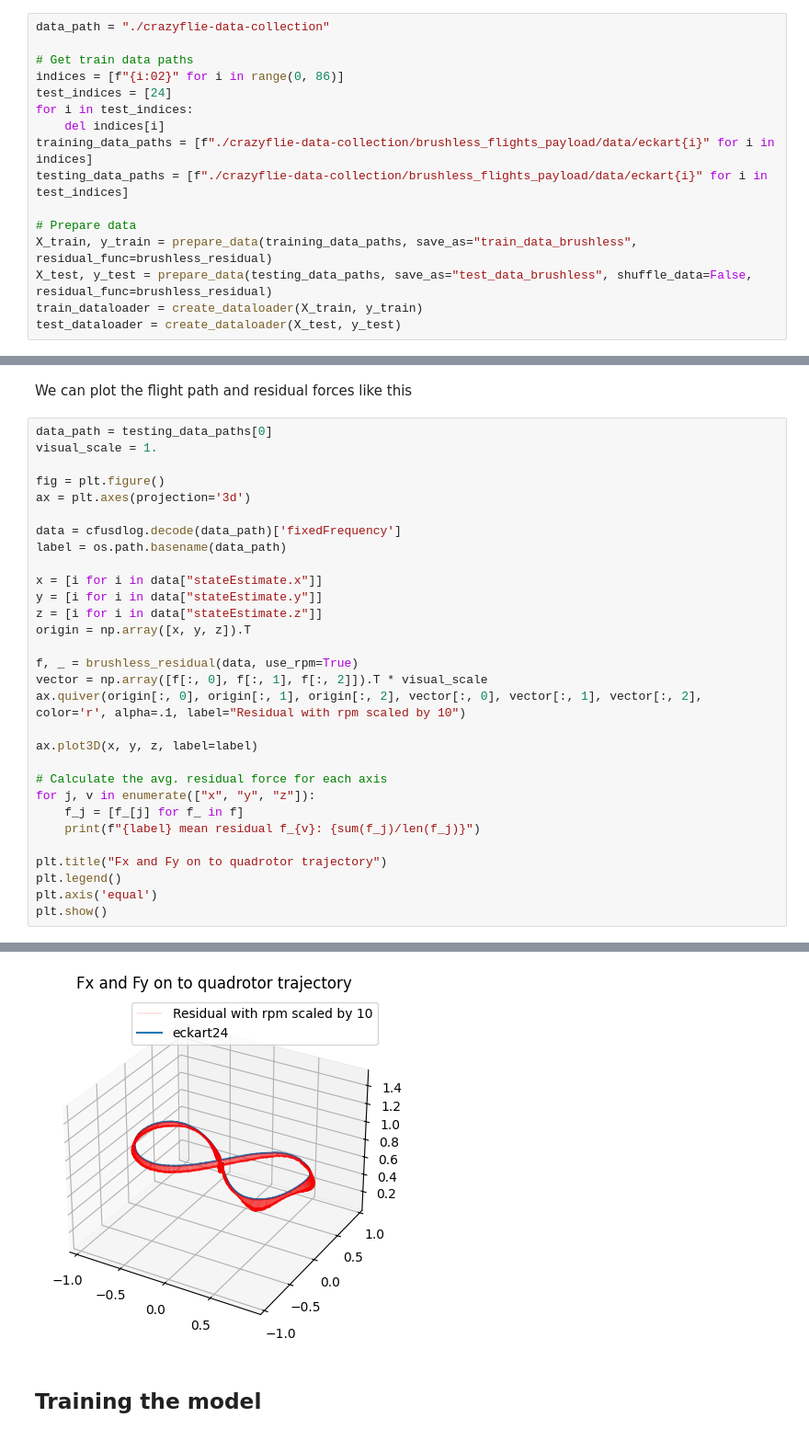
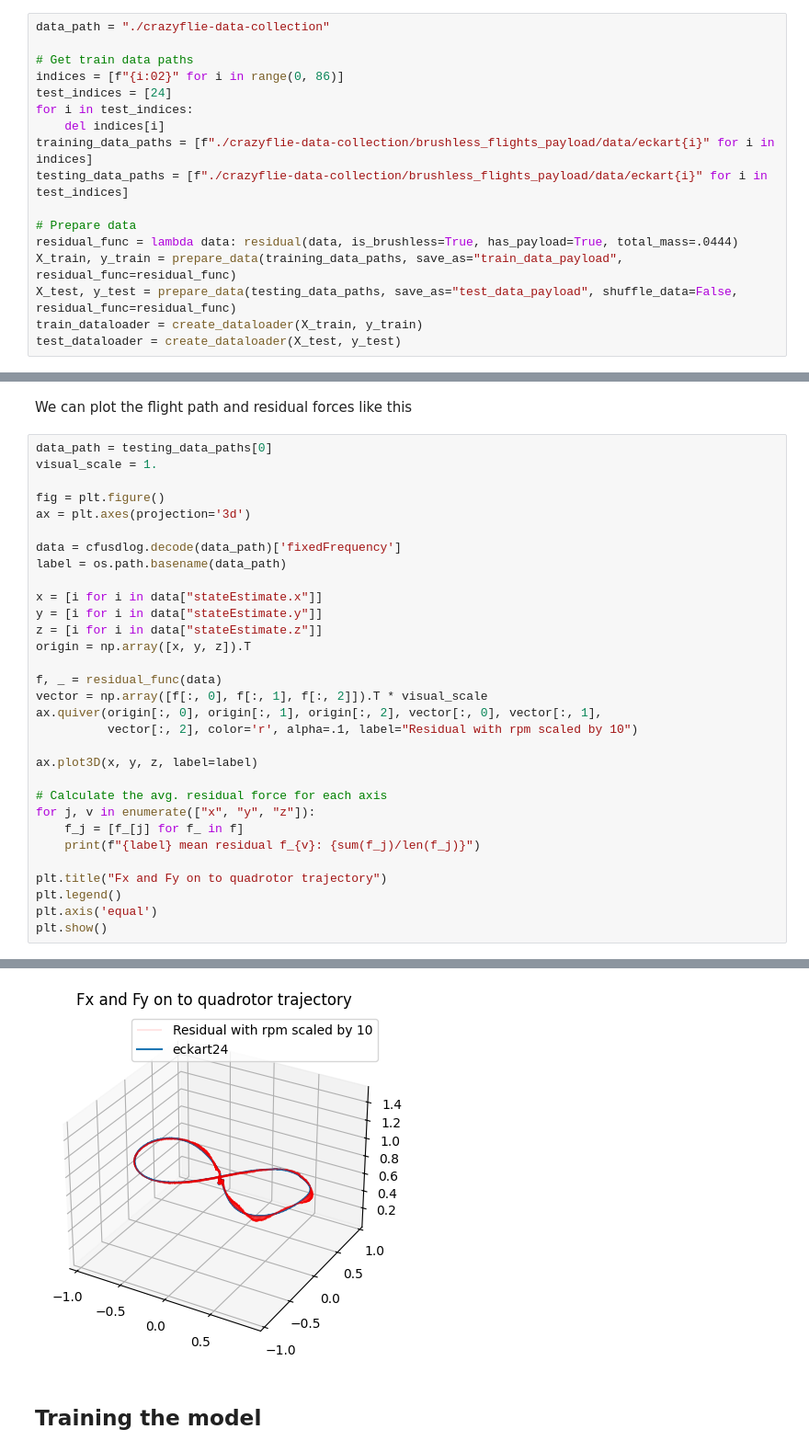
Before and after one commit to Tupryk/BachelorThesis, a Jupyter notebook: mainpayload.ipynb, the cells around one changed output, grey strips where cells are left out. Shown at 92% size. Saved outputs shown, nothing was run; the diff lists cells and outputs as text.

Commit message:
updated residual calculation

```diff
--- a/mainpayload.ipynb
+++ b/mainpayload.ipynb
@@ -27,8 +27,9 @@ training_data_paths = [f"./crazyflie-data-collection/brushless_flights_payload/d
 testing_data_paths = [f"./crazyflie-data-collection/brushless_flights_payload/data/eckart{i}" for i in test_indices]
 
 # Prepare data
-X_train, y_train = prepare_data(training_data_paths, save_as="train_data_brushless", residual_func=brushless_residual)
-X_test, y_test = prepare_data(testing_data_paths, save_as="test_data_brushless", shuffle_data=False, residual_func=brushless_residual)
+residual_func = lambda data: residual(data, is_brushless=True, has_payload=True, total_mass=.0444)
+X_train, y_train = prepare_data(training_data_paths, save_as="train_data_payload", residual_func=residual_func)
+X_test, y_test = prepare_data(testing_data_paths, save_as="test_data_payload", shuffle_data=False, residual_func=residual_func)
 train_dataloader = create_dataloader(X_train, y_train)
 test_dataloader = create_dataloader(X_test, y_test)
 # %% [output]
@@ -51,9 +67,10 @@ y = [i for i in data["stateEstimate.y"]]
 z = [i for i in data["stateEstimate.z"]]
 origin = np.array([x, y, z]).T
 
-f, _ = brushless_residual(data, use_rpm=True)
+f, _ = residual_func(data)
 vector = np.array([f[:, 0], f[:, 1], f[:, 2]]).T * visual_scale
-ax.quiver(origin[:, 0], origin[:, 1], origin[:, 2], vector[:, 0], vector[:, 1], vector[:, 2], color='r', alpha=.1, label="Residual with rpm scaled by 10")
+ax.quiver(origin[:, 0], origin[:, 1], origin[:, 2], vector[:, 0], vector[:, 1],
+          vector[:, 2], color='r', alpha=.1, label="Residual with rpm scaled by 10")
 
 ax.plot3D(x, y, z, label=label)
 
@@ -73,4 +90,4 @@ eckart24 mean residual f_z: -0.06903529803280554
-[figure, old version]
+[figure, new version]
 # %% [markdown]
 ## Training the model
 # %%
```
Also changed, not shown: parts of 6 cells of this notebook, 3 other files.
